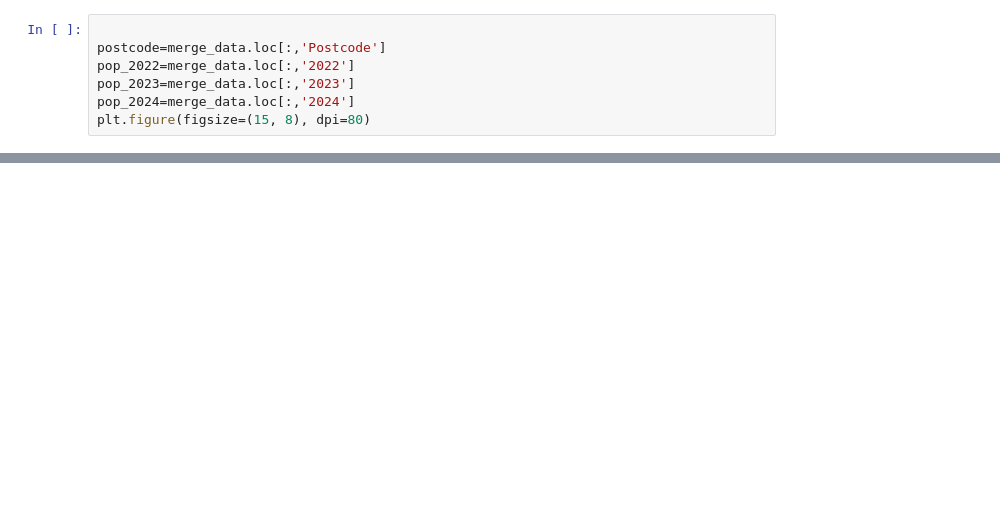
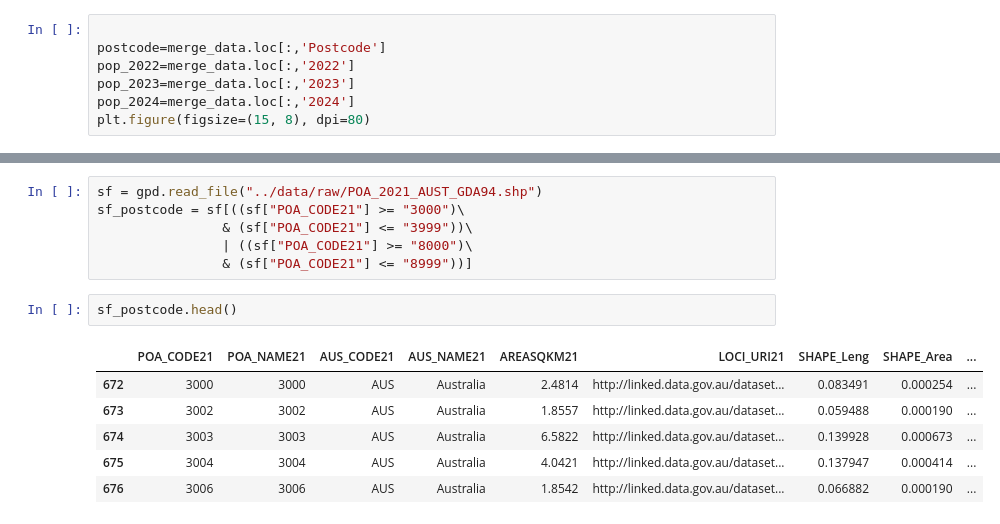
Before and after one commit to MAST30034-Applied-Data-Science/generic-real-estate-consulting-project-group-55, a Jupyter notebook: notebooks/population forecast.ipynb, the cells around one changed output, grey strips where cells are left out. Cells and saved outputs as stored; diff of their text form; blank space fills up the shorter version.

```diff
--- a/notebooks/population forecast.ipynb
+++ b/notebooks/population forecast.ipynb
@@ -134,0 +144,15 @@ plt.figure(figsize=(15, 8), dpi=80)
+# %%
+sf = gpd.read_file("../data/raw/POA_2021_AUST_GDA94.shp")
+sf_postcode = sf[((sf["POA_CODE21"] >= "3000")\
+                & (sf["POA_CODE21"] <= "3999"))\
+                | ((sf["POA_CODE21"] >= "8000")\
+                & (sf["POA_CODE21"] <= "8999"))]
+# %%
+sf_postcode.head()
+# %% [output]
+|  | POA_CODE21 | POA_NAME21 | AUS_CODE21 | AUS_NAME21 | AREASQKM21 | LOCI_URI21 | SHAPE_Leng | SHAPE_Area | ... |
+| 672 | 3000 | 3000 | AUS | Australia | 2.4814 | http://linked.data.gov.au/dataset... | 0.083491 | 0.000254 | ... |
+| 673 | 3002 | 3002 | AUS | Australia | 1.8557 | http://linked.data.gov.au/dataset... | 0.059488 | 0.000190 | ... |
+| 674 | 3003 | 3003 | AUS | Australia | 6.5822 | http://linked.data.gov.au/dataset... | 0.139928 | 0.000673 | ... |
+| 675 | 3004 | 3004 | AUS | Australia | 4.0421 | http://linked.data.gov.au/dataset... | 0.137947 | 0.000414 | ... |
+| 676 | 3006 | 3006 | AUS | Australia | 1.8542 | http://linked.data.gov.au/dataset... | 0.066882 | 0.000190 | ... |
```
Also changed, not shown: parts of 12 cells of this notebook, 4 other files.
